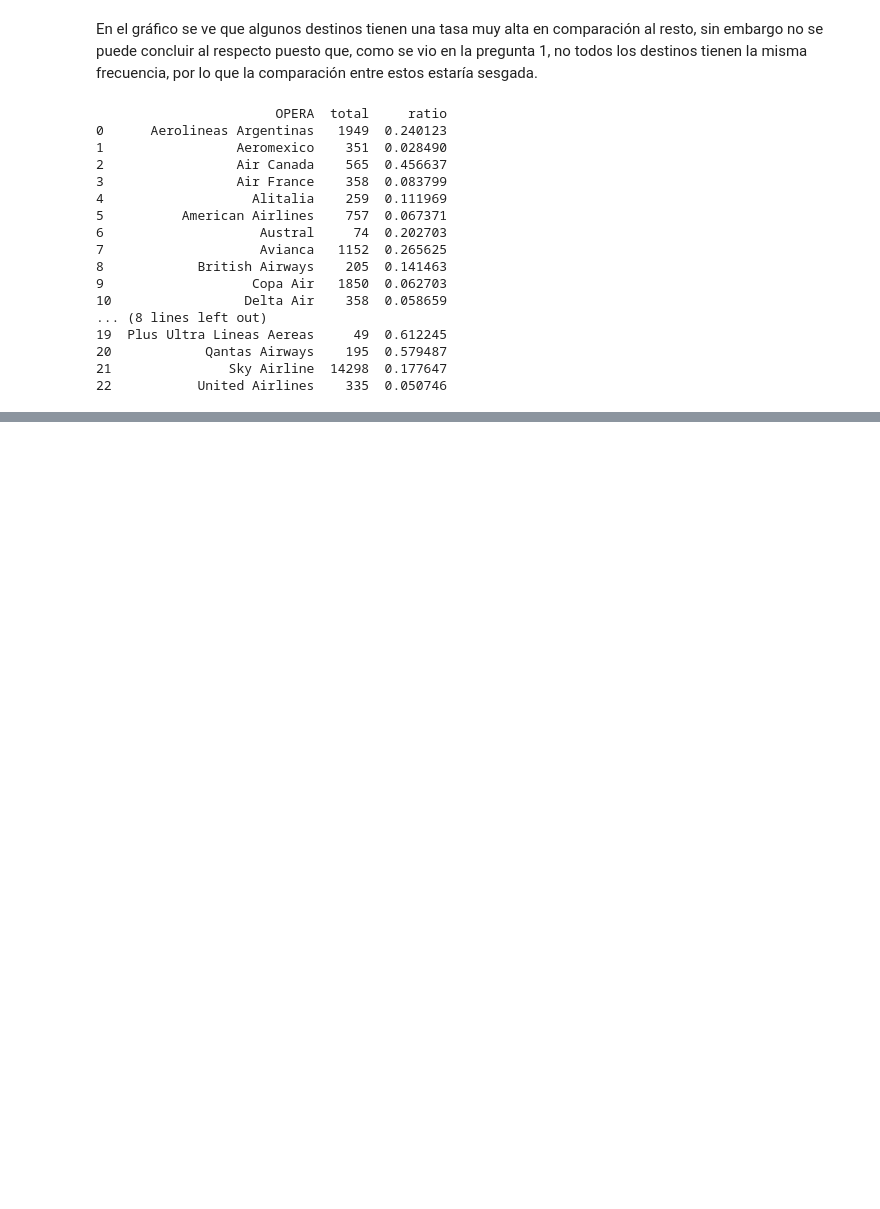
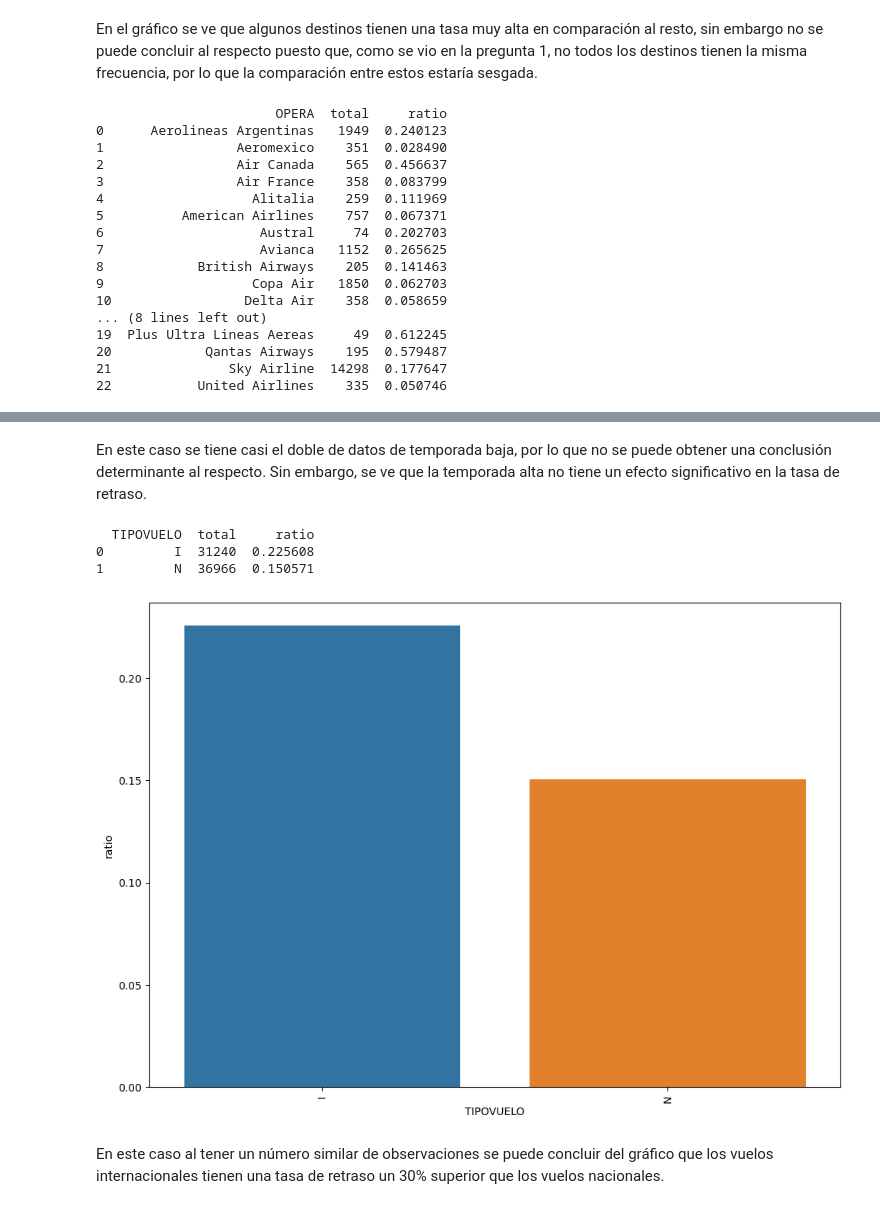
Before and after one commit to DanielATV/ChallengeLATAM, a Jupyter notebook: solution.ipynb, the cells around one changed output, grey strips where cells are left out. Saved outputs shown, nothing was run; the diff lists cells and outputs as text; code cells hidden in the pictures; blank space fills up the shorter version.

Commit message:
update TIPOVUELO vs atraso_15 plot + analysis + p3 conclusion

```diff
--- a/solution.ipynb
+++ b/solution.ipynb
@@ -623,0 +622,28 @@ En este caso se tiene casi el doble de datos de temporada baja, por lo que no se
+# %% [markdown]
+En este caso se tiene casi el doble de datos de temporada baja, por lo que no se puede obtener una conclusión determinante al respecto. Sin embargo, se ve que la temporada alta no tiene un efecto significativo en la tasa de retraso.
+# %%
+#tipo de vuelo
+dfDest= df[['TIPOVUELO','atraso_15']]
+
+# agrupacion
+grouped_df = df.groupby('TIPOVUELO')['atraso_15'].agg(['count', 'mean']).reset_index()
+
+# cambio de nombre de las columnas
+grouped_df = grouped_df.rename(columns={'count': 'total', 'mean': 'ratio'})
+
+print(grouped_df)
+# %% [output]
+  TIPOVUELO  total     ratio
+0         I  31240  0.225608
+1         N  36966  0.150571
+# %%
+# grafico
+a4_dims = (11.7, 8.27)
+fig, ax = plt.subplots(figsize=a4_dims)
+sns.barplot(ax=ax,x='TIPOVUELO', y='ratio', data=grouped_df)
+plt.xticks(rotation=90)
+plt.show()
+# %% [output]
+[figure, added]
+# %% [markdown]
+En este caso al tener un número similar de observaciones se puede concluir del gráfico que los vuelos internacionales tienen una tasa de retraso un 30% superior que los vuelos nacionales.
```
Also changed, not shown: parts of 24 cells of this notebook.
